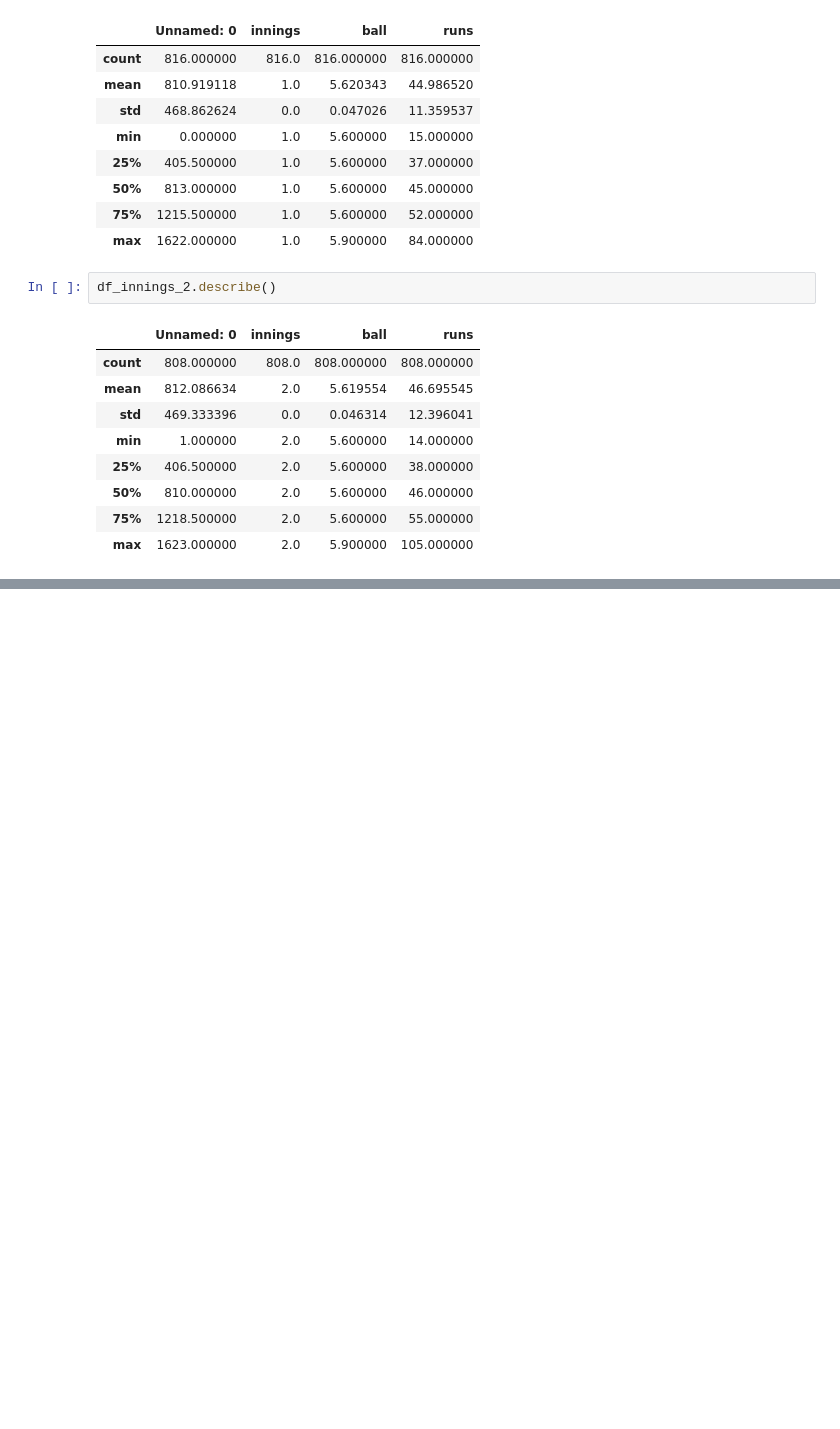
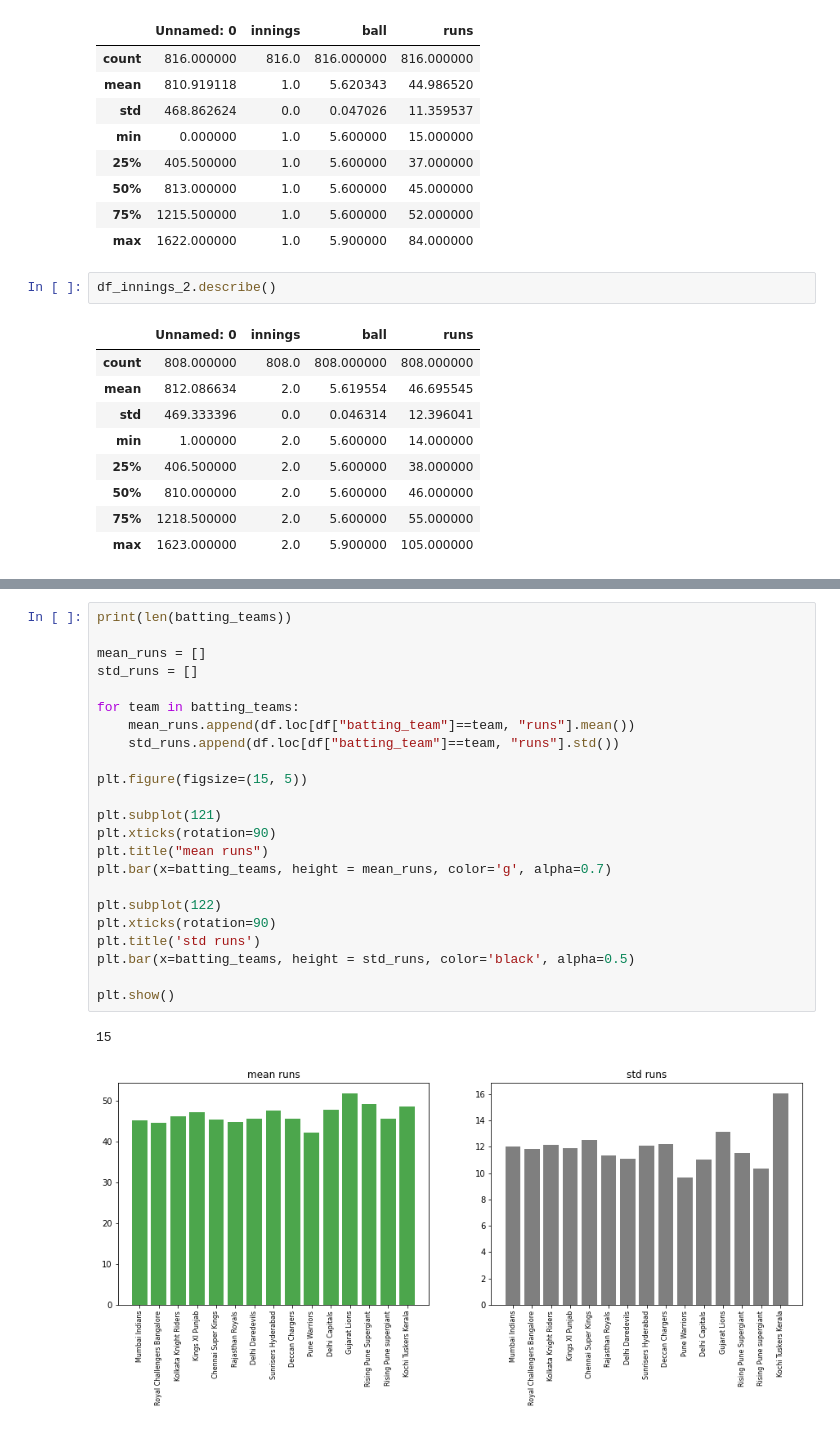
Before and after one commit to rohan-deswal/ipl_score_predictor, a Jupyter notebook: Untitled.ipynb, the cells around one changed output, grey strips where cells are left out. Saved outputs shown, nothing was run; the diff lists cells and outputs as text; blank space fills up the shorter version.

```diff
--- a/Untitled.ipynb
+++ b/Untitled.ipynb
@@ -109,0 +151,26 @@ plt.show()
+# %%
+print(len(batting_teams))
+
+mean_runs = []
+std_runs = []
+
+for team in batting_teams:
+    mean_runs.append(df.loc[df["batting_team"]==team, "runs"].mean())
+    std_runs.append(df.loc[df["batting_team"]==team, "runs"].std())
+
+plt.figure(figsize=(15, 5))
+
+plt.subplot(121)
+plt.xticks(rotation=90)
+plt.title("mean runs")
+plt.bar(x=batting_teams, height = mean_runs, color='g', alpha=0.7)
+
+plt.subplot(122)
+plt.xticks(rotation=90)
+plt.title('std runs')
+plt.bar(x=batting_teams, height = std_runs, color='black', alpha=0.5)
+
+plt.show()
+# %% [output]
+15
+[figure, added]
```
Also changed, not shown: parts of 6 cells of this notebook, 2 other files.
